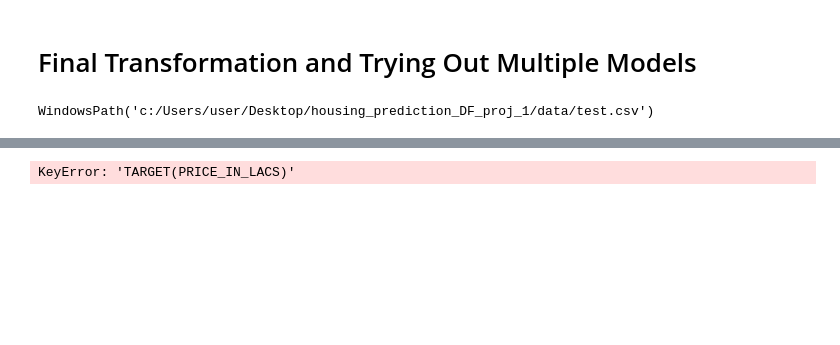
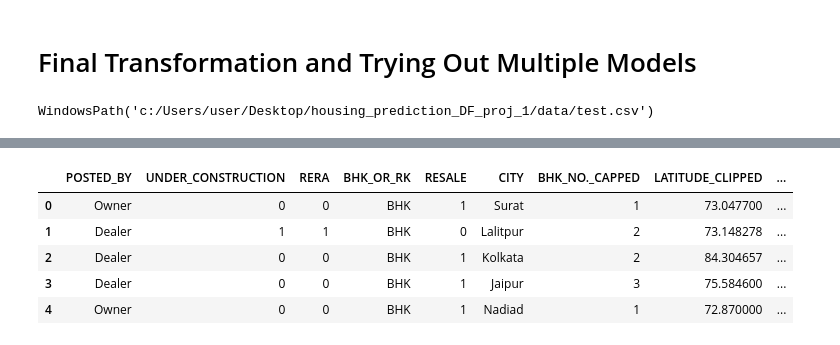
Before and after one commit to Bjoshua25/Housing-Prediction-in-India-DevelopersFoundry-proj-1, a Jupyter notebook: notebooks/models.ipynb, the cells around one changed output, grey strips where cells are left out. Saved outputs shown, nothing was run; the diff lists cells and outputs as text; code cells hidden in the pictures; blank space fills up the shorter version.

```diff
--- a/notebooks/models.ipynb
+++ b/notebooks/models.ipynb
@@ -54,11 +69,16 @@ df_test.head()
 # %%
 # ----- TRANSFORM DATA ------
 # transform train data
-df_train = transform_data(df_train)
+X_train = transform_data(df_train)
 
 # transform test data
-df_test = transform_data(df_test)
+X_test = transform_data(df_test)
 
-df_test.head()
+X_test.head()
 # %% [output]
-KeyError: 'TARGET(PRICE_IN_LACS)'
+|  | POSTED_BY | UNDER_CONSTRUCTION | RERA | BHK_OR_RK | RESALE | CITY | BHK_NO._CAPPED | LATITUDE_CLIPPED | ... |
+| 0 | Owner | 0 | 0 | BHK | 1 | Surat | 1 | 73.047700 | ... |
+| 1 | Dealer | 1 | 1 | BHK | 0 | Lalitpur | 2 | 73.148278 | ... |
+| 2 | Dealer | 0 | 0 | BHK | 1 | Kolkata | 2 | 84.304657 | ... |
+| 3 | Dealer | 0 | 0 | BHK | 1 | Jaipur | 3 | 75.584600 | ... |
+| 4 | Owner | 0 | 0 | BHK | 1 | Nadiad | 1 | 72.870000 | ... |
```
Also changed, not shown: parts of 21 cells of this notebook, 2 other files.
